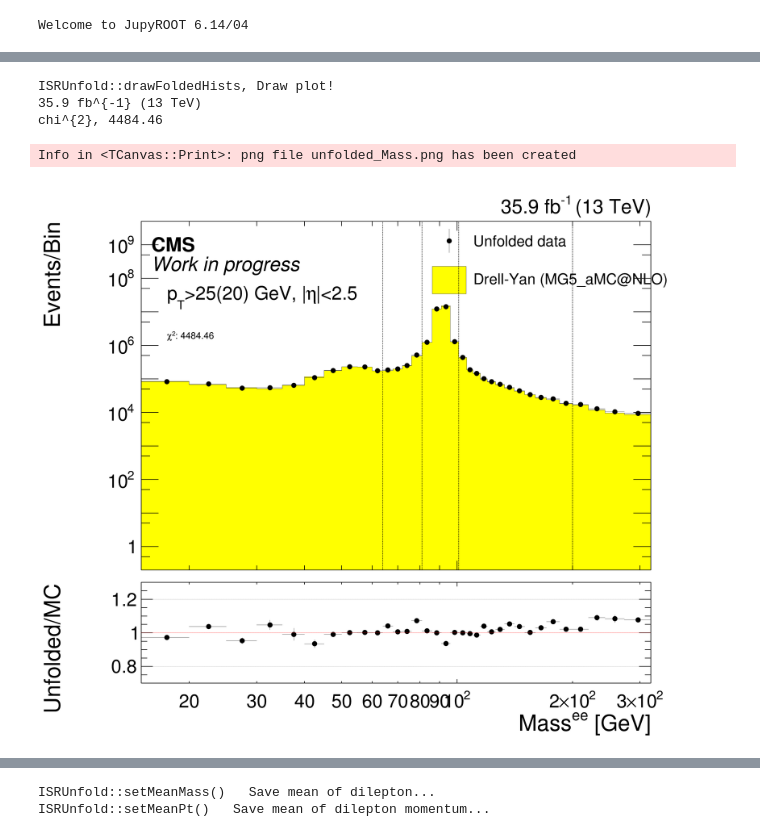
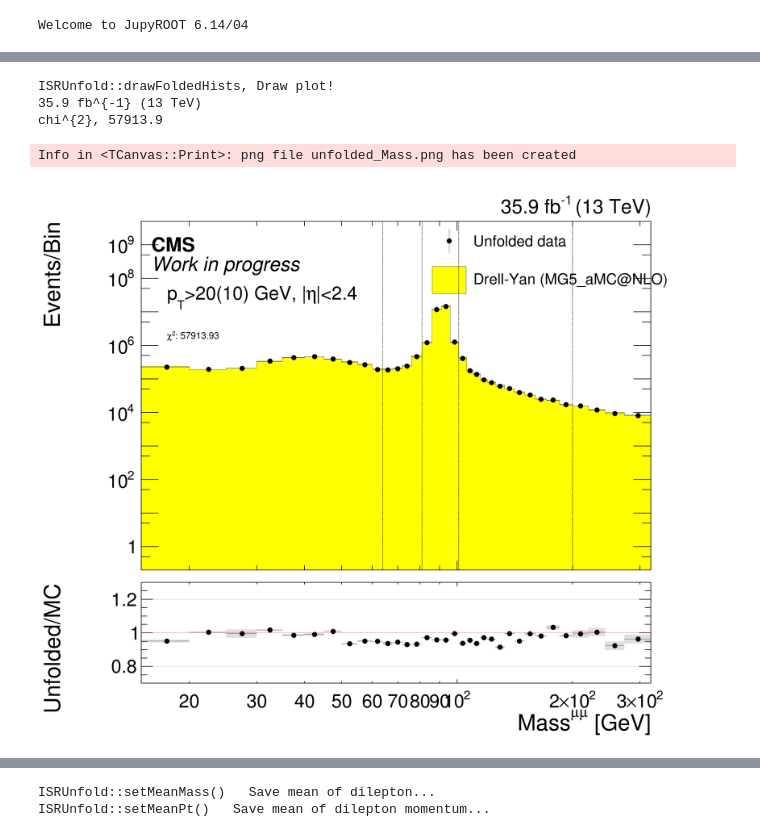
Before and after one commit to jhkim06/ISRAnalysis, a Jupyter notebook: ISR_analysis_v2.ipynb, the cells around one changed output, grey strips where cells are left out. Cells and saved outputs as stored; diff of their text form; code cells hidden in the pictures.

```diff
--- a/ISR_analysis_v2.ipynb
+++ b/ISR_analysis_v2.ipynb
@@ -4,7 +4,7 @@ import ISRAnalysis as an
 Welcome to JupyROOT 6.14/04
 # %%
 binDef = "_FineCoarse"
-detUnfold_muon_2016 = an.ISRAnalysis("2016", "electron", False, "matrix", \
+detUnfold_muon_2016 = an.ISRAnalysis("2016", "muon", False, "matrix", \
                                      "Detector_Dressed_DR4PI_Fiducial", "Detector_Dressed_DR4PI", binDef)
 # %% [output]
 ISRUnfold set!
@@ -173,10 +203,10 @@ Warning in <TUnfoldDensityV17::GetInputInverseEmatrix>: number of parameters 72
 # %%
-detUnfold_muon_2016.drawUnfPlot("Mass", "mass[UO];pt[UOC0]", True, "")
+detUnfold_muon_2016.drawUnfPlot("Mass", "mass[UO];pt[UOC0]", True, "Scale")
 # %% [output]
 ISRUnfold::drawFoldedHists, Draw plot!
 35.9 fb^{-1} (13 TeV)
-chi^{2}, 4484.46
+chi^{2}, 57913.9
 Info in <TCanvas::Print>: png file unfolded_Mass.png has been created
-[figure, old version]
+[figure, new version]
 # %%
 for massBin in range(5):
```
Also changed, not shown: parts of 18 cells of this notebook, 3 other files.
